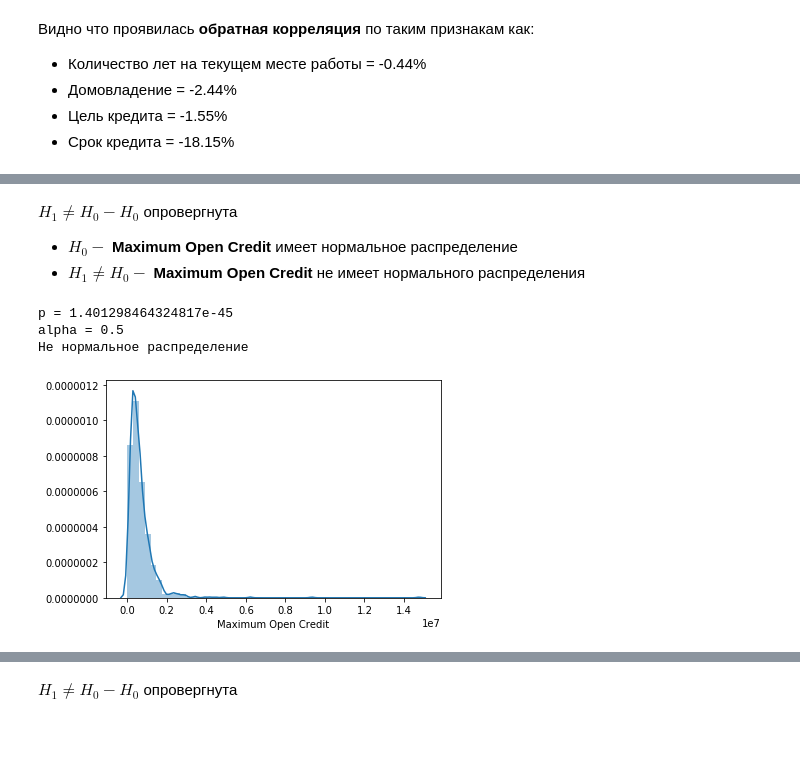
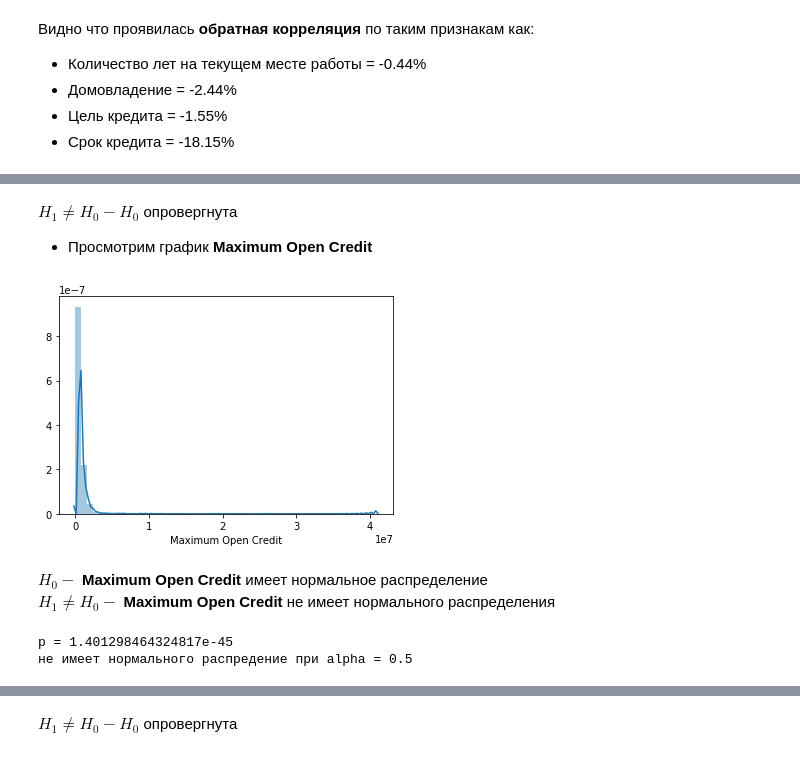
Before and after one commit to Yegor9151/-Python-Libraries-for-Data-Science-Continued, a Jupyter notebook: course_project/SorokinEL_course_project.ipynb, the cells around one changed output, grey strips where cells are left out. Saved outputs shown, nothing was run; the diff lists cells and outputs as text; code cells hidden in the pictures.

```diff
--- a/course_project/SorokinEL_course_project.ipynb
+++ b/course_project/SorokinEL_course_project.ipynb
@@ -413,16 +442,22 @@ alpha = 0.5
+# %% [markdown]
+$H_1 \neq H_0 - H_0$ опровергнута
+
+- Просмотрим график __Maximum Open Credit__
+# %%
+maxOpenC= Xy_train[Xy_train['Maximum Open Credit'] < 5e7]['Maximum Open Credit']
+
+sns.distplot(maxOpenC)
+plt.show()
+# %% [output]
+[figure, added]
 # %% [markdown]
-$H_1 \neq H_0 - H_0$ опровергнута
-
-- $H_0 -$ __Maximum Open Credit__ имеет нормальное распределение
-- $H_1 \neq H_0 -$ __Maximum Open Credit__ не имеет нормального распределения
+$H_0 -$ __Maximum Open Credit__ имеет нормальное распределение <br>
+$H_1 \neq H_0 -$ __Maximum Open Credit__ не имеет нормального распределения
-# %%
-stat_test(
-    df=Xy_train[Xy_train['Maximum Open Credit'] < 5e7],
-    column='Maximum Open Credit',
-    alpha=0.5
-)
-# %% [output]
-p = 1.401298464324817e-45
-alpha = 0.5
-Не нормальное распределение
-[figure, removed]
+# %%
+shapiro_test(
+    feature=maxOpenC,
+    alpha=0.5
+)
+# %% [output]
+p = 1.401298464324817e-45
+не имеет нормального распредение при alpha = 0.5
```
Also changed, not shown: parts of 31 cells of this notebook.
